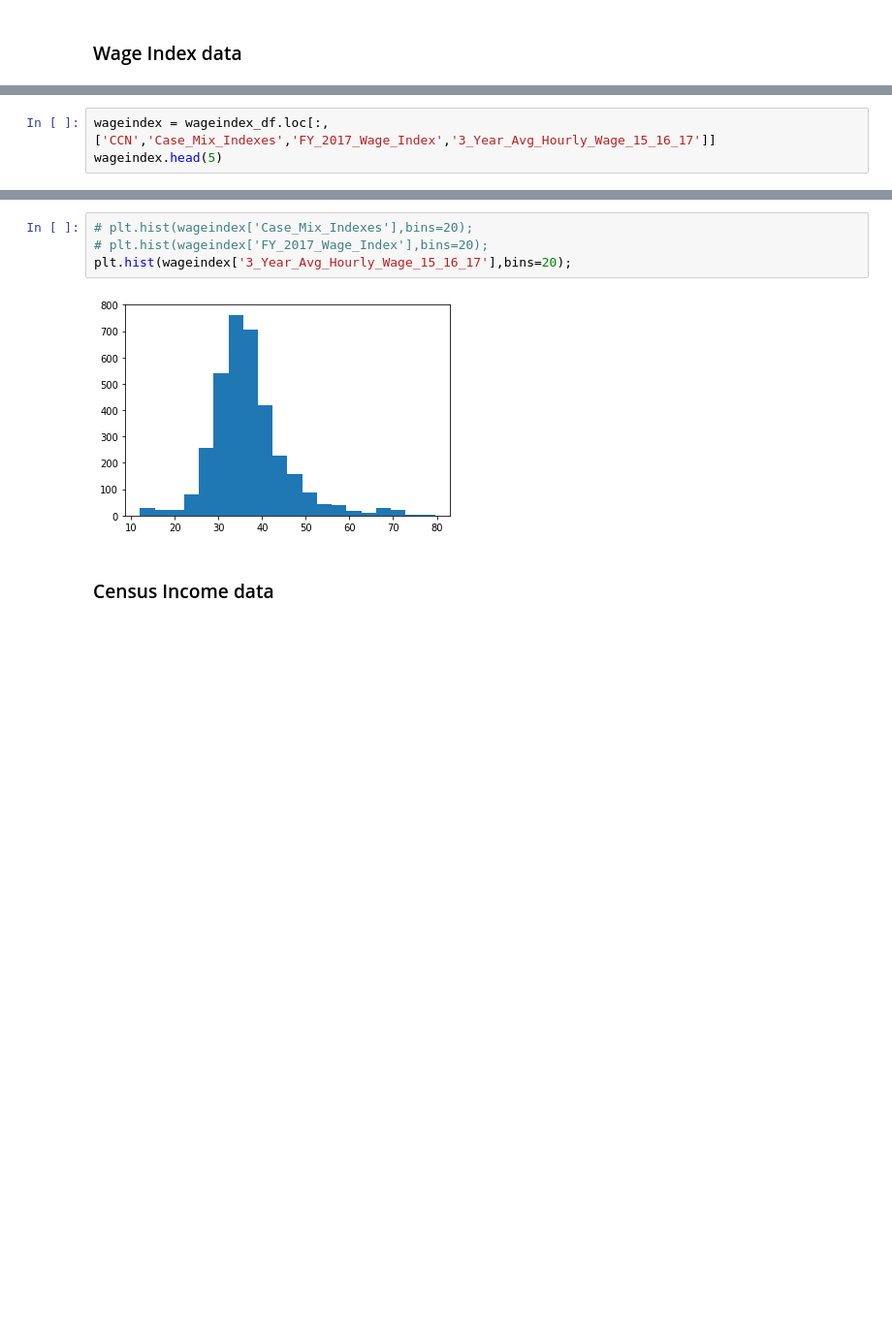
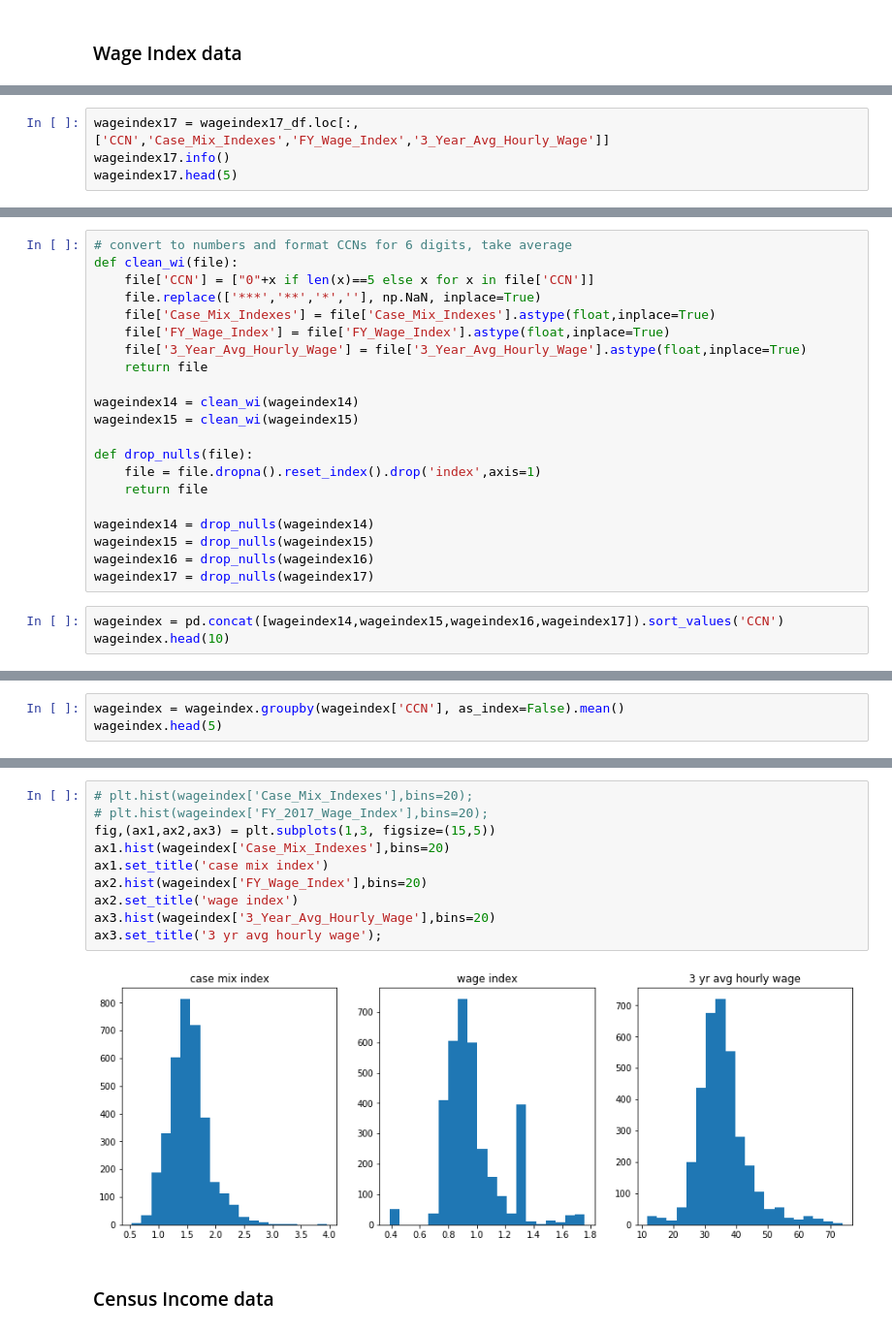
Before and after one commit to jocelynlau/metis-projects-2-5, a Jupyter notebook: project 2/importing data + EDA.ipynb, the cells around one changed output, grey strips where cells are left out. Shown: that part at 97% size. Cells and saved outputs as stored; diff of their text form; blank space fills up the shorter version.

```diff
--- a/project 2/importing data + EDA.ipynb
+++ b/project 2/importing data + EDA.ipynb
@@ -540,0 +754,4 @@ plt.hist(hrrp_3['weighted_avg_PRR'],bins=20);
+# %%
+wageindex17 = wageindex17_df.loc[:,['CCN','Case_Mix_Indexes','FY_Wage_Index','3_Year_Avg_Hourly_Wage']]
+wageindex17.info()
+wageindex17.head(5)
@@ -540,0 +774,24 @@ plt.hist(hrrp_3['weighted_avg_PRR'],bins=20);
+# %%
+# convert to numbers and format CCNs for 6 digits, take average
+def clean_wi(file):
+    file['CCN'] = ["0"+x if len(x)==5 else x for x in file['CCN']]
+    file.replace(['***','**','*',''], np.NaN, inplace=True)
+    file['Case_Mix_Indexes'] = file['Case_Mix_Indexes'].astype(float,inplace=True)
+    file['FY_Wage_Index'] = file['FY_Wage_Index'].astype(float,inplace=True)
+    file['3_Year_Avg_Hourly_Wage'] = file['3_Year_Avg_Hourly_Wage'].astype(float,inplace=True)
+    return file
+
+wageindex14 = clean_wi(wageindex14)
+wageindex15 = clean_wi(wageindex15)
+
+def drop_nulls(file):
+    file = file.dropna().reset_index().drop('index',axis=1)
+    return file
+
+wageindex14 = drop_nulls(wageindex14)
+wageindex15 = drop_nulls(wageindex15)
+wageindex16 = drop_nulls(wageindex16)
+wageindex17 = drop_nulls(wageindex17)
+# %%
+wageindex = pd.concat([wageindex14,wageindex15,wageindex16,wageindex17]).sort_values('CCN')
+wageindex.head(10)
@@ -541,4 +810,4 @@ plt.hist(hrrp_3['weighted_avg_PRR'],bins=20);
 # %%
-wageindex = wageindex_df.loc[:,['CCN','Case_Mix_Indexes','FY_2017_Wage_Index','3_Year_Avg_Hourly_Wage_15_16_17']]
+wageindex = wageindex.groupby(wageindex['CCN'], as_index=False).mean()
 wageindex.head(5)
 # %% [output]
@@ -551,9 +820,15 @@ wageindex.head(5)
 # %%
 # plt.hist(wageindex['Case_Mix_Indexes'],bins=20);
 # plt.hist(wageindex['FY_2017_Wage_Index'],bins=20);
-plt.hist(wageindex['3_Year_Avg_Hourly_Wage_15_16_17'],bins=20);
+fig,(ax1,ax2,ax3) = plt.subplots(1,3, figsize=(15,5))
+ax1.hist(wageindex['Case_Mix_Indexes'],bins=20)
+ax1.set_title('case mix index')
+ax2.hist(wageindex['FY_Wage_Index'],bins=20)
+ax2.set_title('wage index')
+ax3.hist(wageindex['3_Year_Avg_Hourly_Wage'],bins=20)
+ax3.set_title('3 yr avg hourly wage');
 # %% [output]
-[figure, old version]
+[figure, new version]
 # %% [markdown]
 ### Census Income data
 # %%
```
Also changed, not shown: parts of 71 cells of this notebook, 11 other files.
